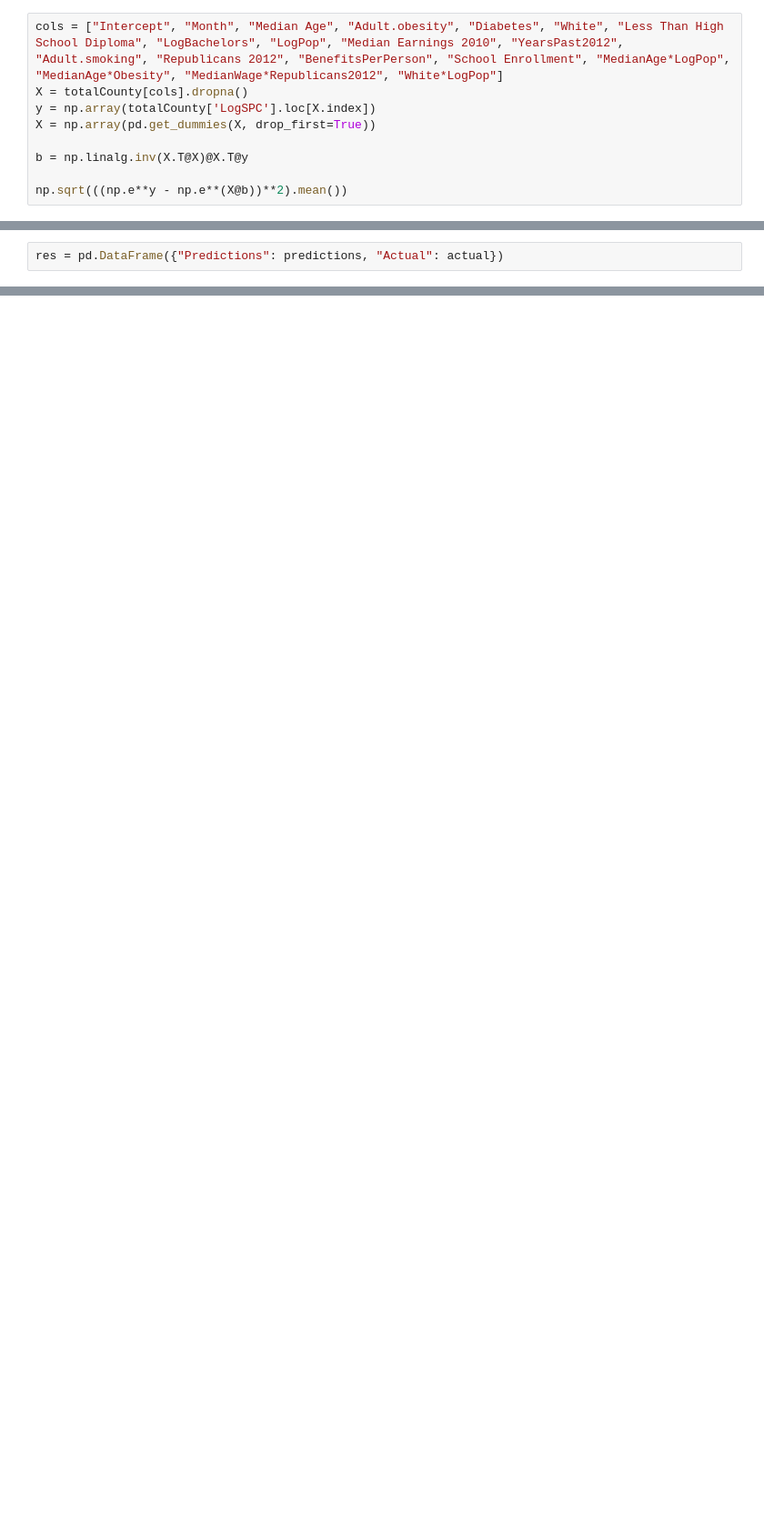
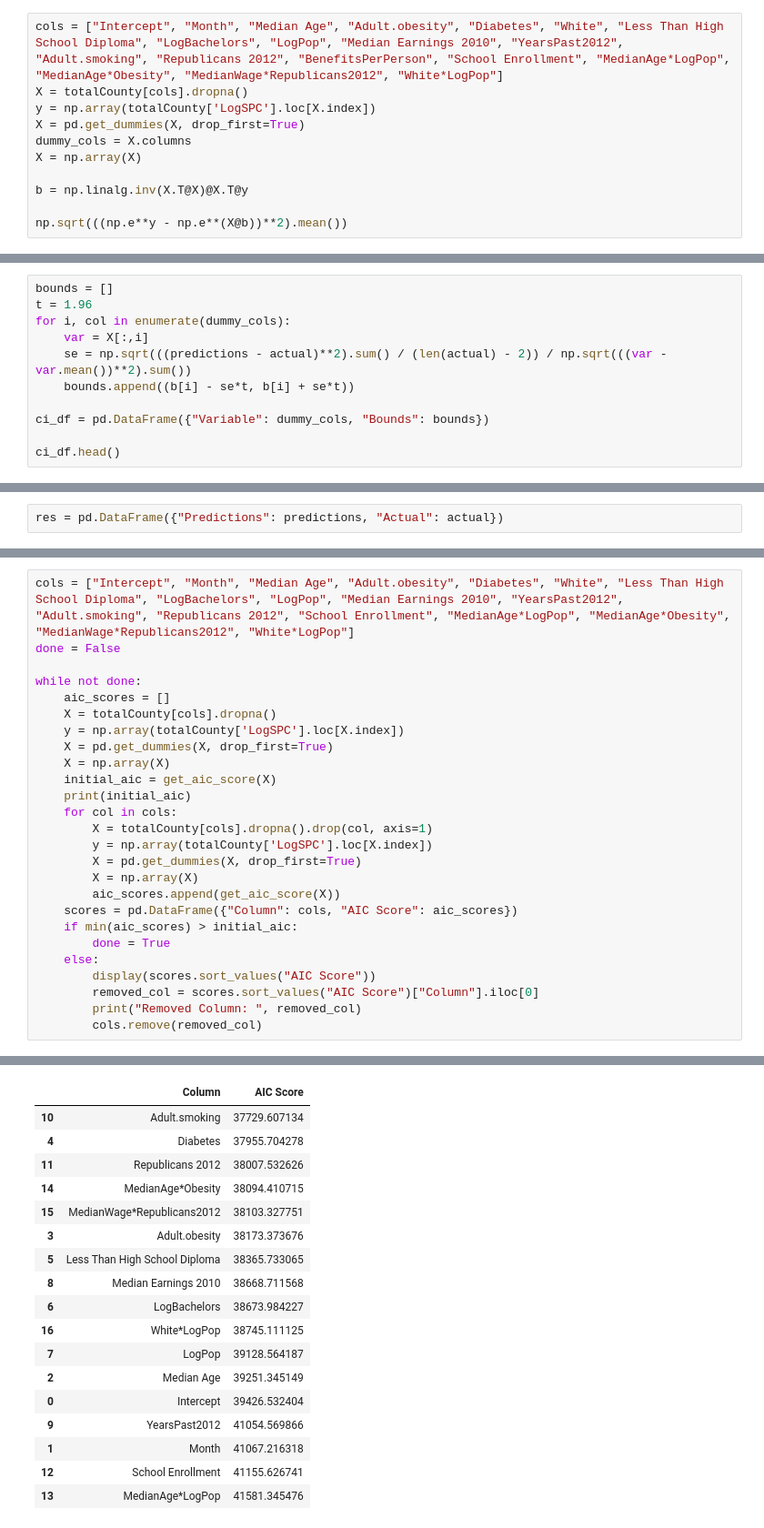
Before and after one commit to ErikC324/Data401-Project1, a Jupyter notebook: Project 1-Erik-2.ipynb, the cells around one changed output, grey strips where cells are left out. Shown at 91% size. Drawn from its saved outputs; the diff is of its cells as text; blank space fills up the shorter version.

```diff
--- a/Project 1-Erik-2.ipynb
+++ b/Project 1-Erik-2.ipynb
@@ -90,7 +103,9 @@ totalCounty["White*LogPop"] = totalCounty["White"] * totalCounty["LogPop"]
 cols = ["Intercept", "Month", "Median Age", "Adult.obesity", "Diabetes", "White", "Less Than High School Diploma", "LogBachelors", "LogPop", "Median Earnings 2010", "YearsPast2012", "Adult.smoking", "Republicans 2012", "BenefitsPerPerson", "School Enrollment", "MedianAge*LogPop", "MedianAge*Obesity", "MedianWage*Republicans2012", "White*LogPop"]
 X = totalCounty[cols].dropna()
 y = np.array(totalCounty['LogSPC'].loc[X.index])
-X = np.array(pd.get_dummies(X, drop_first=True))
+X = pd.get_dummies(X, drop_first=True)
+dummy_cols = X.columns
+X = np.array(X)
 
 b = np.linalg.inv(X.T@X)@X.T@y
 
@@ -171,0 +192,11 @@ R2
+# %%
+bounds = []
+t = 1.96
+for i, col in enumerate(dummy_cols):
+    var = X[:,i]
+    se = np.sqrt(((predictions - actual)**2).sum() / (len(actual) - 2)) / np.sqrt(((var - var.mean())**2).sum())
+    bounds.append((b[i] - se*t, b[i] + se*t))
+
+ci_df = pd.DataFrame({"Variable": dummy_cols, "Bounds": bounds})
+
+ci_df.head()
@@ -178,0 +221,27 @@ res.plot.scatter("Predictions", "Actual")
+# %%
+cols = ["Intercept", "Month", "Median Age", "Adult.obesity", "Diabetes", "White", "Less Than High School Diploma", "LogBachelors", "LogPop", "Median Earnings 2010", "YearsPast2012", "Adult.smoking", "Republicans 2012", "School Enrollment", "MedianAge*LogPop", "MedianAge*Obesity", "MedianWage*Republicans2012", "White*LogPop"]
+done = False
+
+while not done:
+    aic_scores = []
+    X = totalCounty[cols].dropna()
+    y = np.array(totalCounty['LogSPC'].loc[X.index])
+    X = pd.get_dummies(X, drop_first=True)
+    X = np.array(X)
+    initial_aic = get_aic_score(X)
+    print(initial_aic)
+    for col in cols:
+        X = totalCounty[cols].dropna().drop(col, axis=1)
+        y = np.array(totalCounty['LogSPC'].loc[X.index])
+        X = pd.get_dummies(X, drop_first=True)
+        X = np.array(X)
+        aic_scores.append(get_aic_score(X))
+    scores = pd.DataFrame({"Column": cols, "AIC Score": aic_scores})
+    if min(aic_scores) > initial_aic:
+        done = True
+    else:
+        display(scores.sort_values("AIC Score"))
+        removed_col = scores.sort_values("AIC Score")["Column"].iloc[0]
+        print("Removed Column: ", removed_col)
+        cols.remove(removed_col)
+# %% [output]
@@ -178,0 +268,18 @@ res.plot.scatter("Predictions", "Actual")
+|  | Column | AIC Score |
+| 10 | Adult.smoking | 37729.607134 |
+| 4 | Diabetes | 37955.704278 |
+| 11 | Republicans 2012 | 38007.532626 |
+| 14 | MedianAge*Obesity | 38094.410715 |
+| 15 | MedianWage*Republicans2012 | 38103.327751 |
+| 3 | Adult.obesity | 38173.373676 |
+| 5 | Less Than High School Diploma | 38365.733065 |
+| 8 | Median Earnings 2010 | 38668.711568 |
+| 6 | LogBachelors | 38673.984227 |
+| 16 | White*LogPop | 38745.111125 |
+| 7 | LogPop | 39128.564187 |
+| 2 | Median Age | 39251.345149 |
+| 0 | Intercept | 39426.532404 |
+| 9 | YearsPast2012 | 41054.569866 |
+| 1 | Month | 41067.216318 |
+| 12 | School Enrollment | 41155.626741 |
+| 13 | MedianAge*LogPop | 41581.345476 |
```
Also changed, not shown: parts of 10 cells of this notebook.
